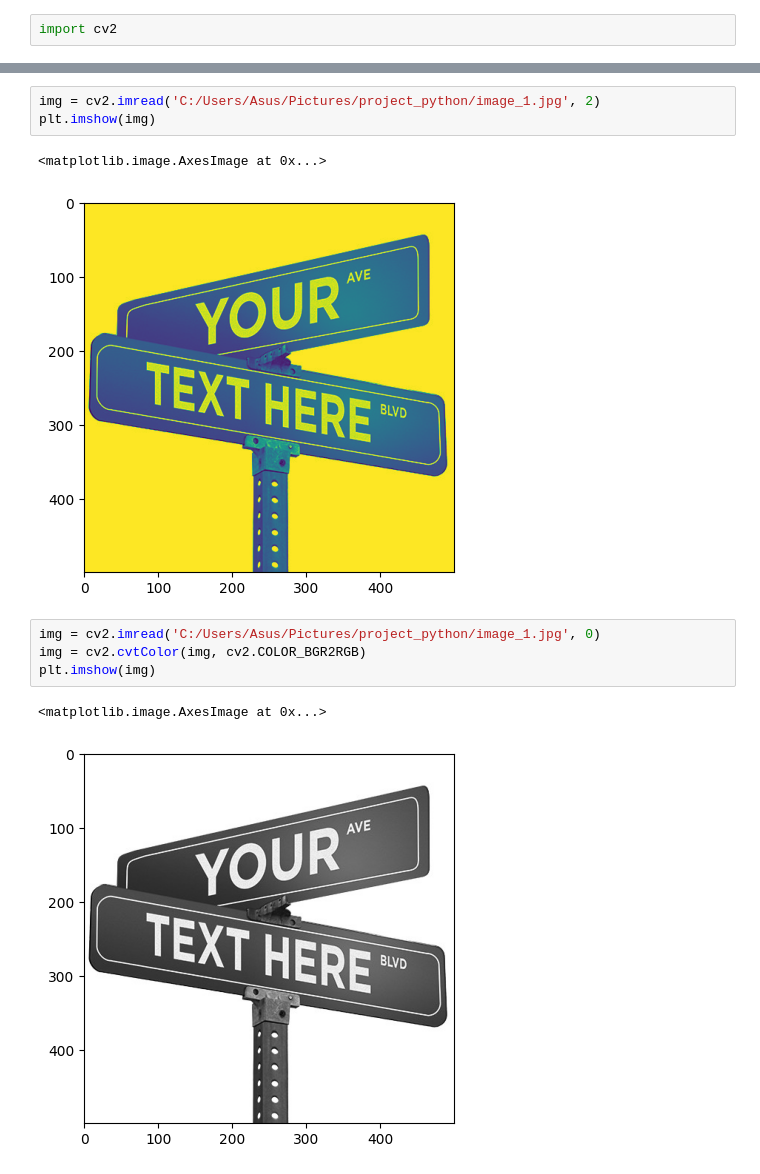
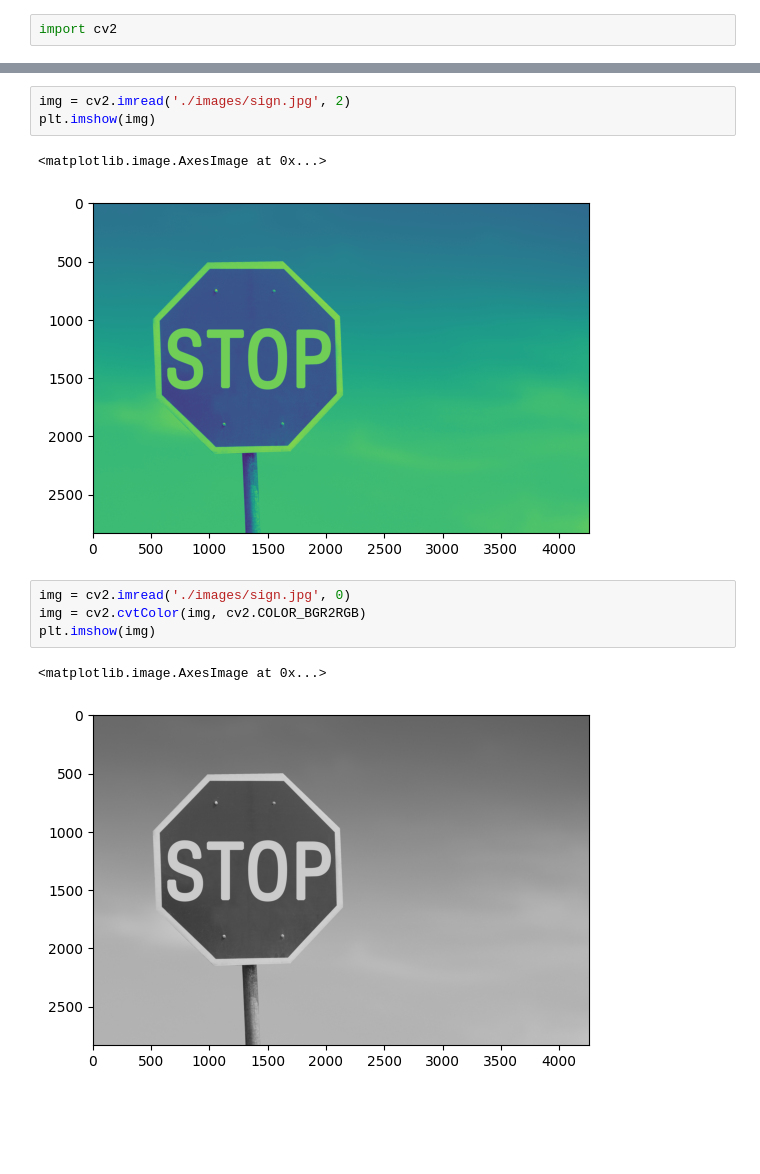
Before and after one commit to Za-kia/Deep-learning-for-computer-vision, a Jupyter notebook: aparat_episode_1.ipynb, the cells around one changed output, grey strips where cells are left out. Saved outputs shown, nothing was run; the diff lists cells and outputs as text; blank space fills up the shorter version.

```diff
--- a/aparat_episode_1.ipynb
+++ b/aparat_episode_1.ipynb
@@ -271,14 +271,14 @@ array([[ True,  True,  True, ...,  True,  True,  True],
 # %%
-img = cv2.imread('C:/Users/Asus/Pictures/project_python/image_1.jpg', 2)
+img = cv2.imread('./images/sign.jpg', 2)
 plt.imshow(img)
 # %% [output]
 <matplotlib.image.AxesImage at 0x...>
-[figure, old version]
+[figure, new version]
 # %%
-img = cv2.imread('C:/Users/Asus/Pictures/project_python/image_1.jpg', 0)
+img = cv2.imread('./images/sign.jpg', 0)
 img = cv2.cvtColor(img, cv2.COLOR_BGR2RGB)
 plt.imshow(img)
 # %% [output]
 <matplotlib.image.AxesImage at 0x...>
-[figure, old version]
+[figure, new version]
 # %%
```
Also changed, not shown: parts of 21 cells of this notebook, 2 other files.
